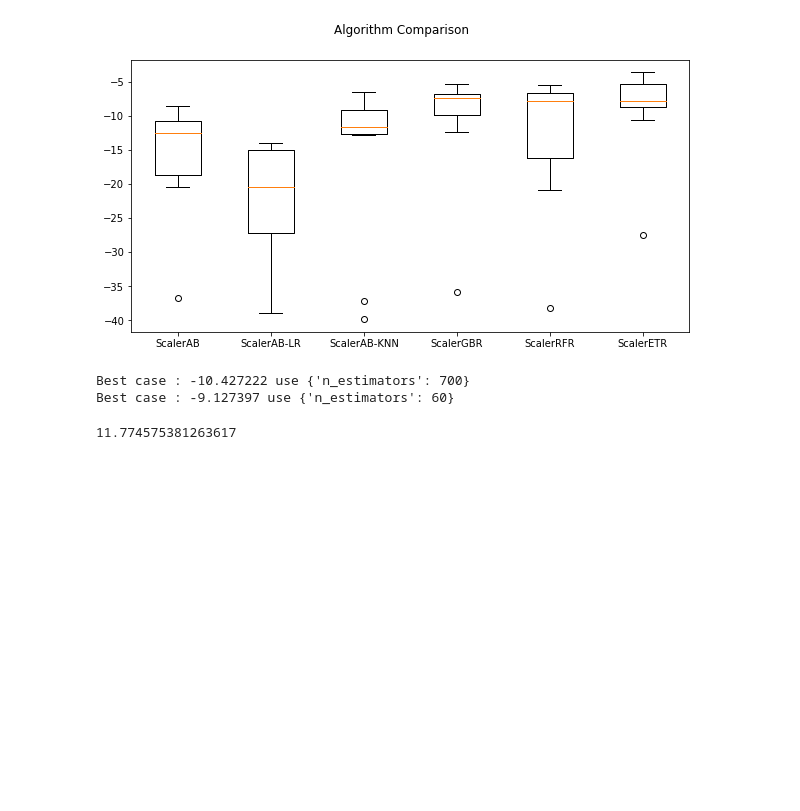
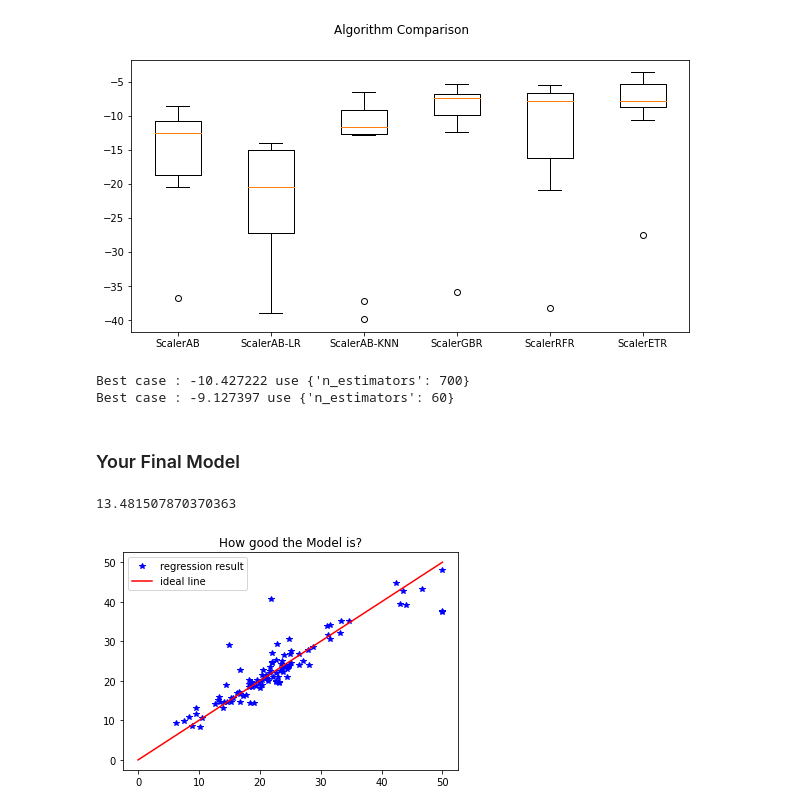
Before and after one commit to KuJoJoTaRo2019/HaveFun, a Jupyter notebook: Project0_short_semester.ipynb, the cells around one changed output. Saved outputs shown, nothing was run; the diff lists cells and outputs as text; code cells hidden in the pictures; blank space fills up the shorter version.

```diff
--- a/Project0_short_semester.ipynb
+++ b/Project0_short_semester.ipynb
@@ -164,6 +187,4 @@ ax.set_xticklabels(models.keys())
 pyplot.show()
 # %% [output]
 [figure]
-# %%
-rcParams.keys
 # %%
@@ -598,14 +651,22 @@ print('Best case : %f use %s'%(grid_result.best_score_,grid_result.best_params_)
 # %% [output]
 Best case : -10.427222 use {'n_estimators': 700}
 Best case : -9.127397 use {'n_estimators': 60}
+# %% [markdown]
+### Your Final Model
 # %%
-rescaledX = StandardScaler().fit_transform(X_train)
+rescaledX = StandardScaler().fit_transform(X_train) # standardize the data(train set) first
 scaler = StandardScaler().fit(X_train)
-et = ExtraTreesRegressor(n_estimators=60)
+et = ExtraTreesRegressor(n_estimators=60) # use the best algorithm and the best parameters
 et.fit(X=rescaledX,y=y_train)
 
-rescaled_validationX = scaler.transform(X_validation)
-predictions = et.predict(rescaled_validationX)
+rescaled_validationX = scaler.transform(X_validation) # standardize the data(test set) first
+predictions = et.predict(rescaled_validationX) # use the standardized data to predict
+# Output the predict result and the ground truth
 print(mean_squared_error(y_validation,predictions))
+pyplot.plot(y_validation,predictions,'b*',[0,50],[0,50],'r')
+pyplot.legend(['regression result','ideal line'])
+pyplot.title('How good the Model is?')
+pyplot.show()
 # %% [output]
-11.774575381263617
+13.481507870370363
+[figure, added]
```
Also changed, not shown: parts of 44 cells of this notebook.
